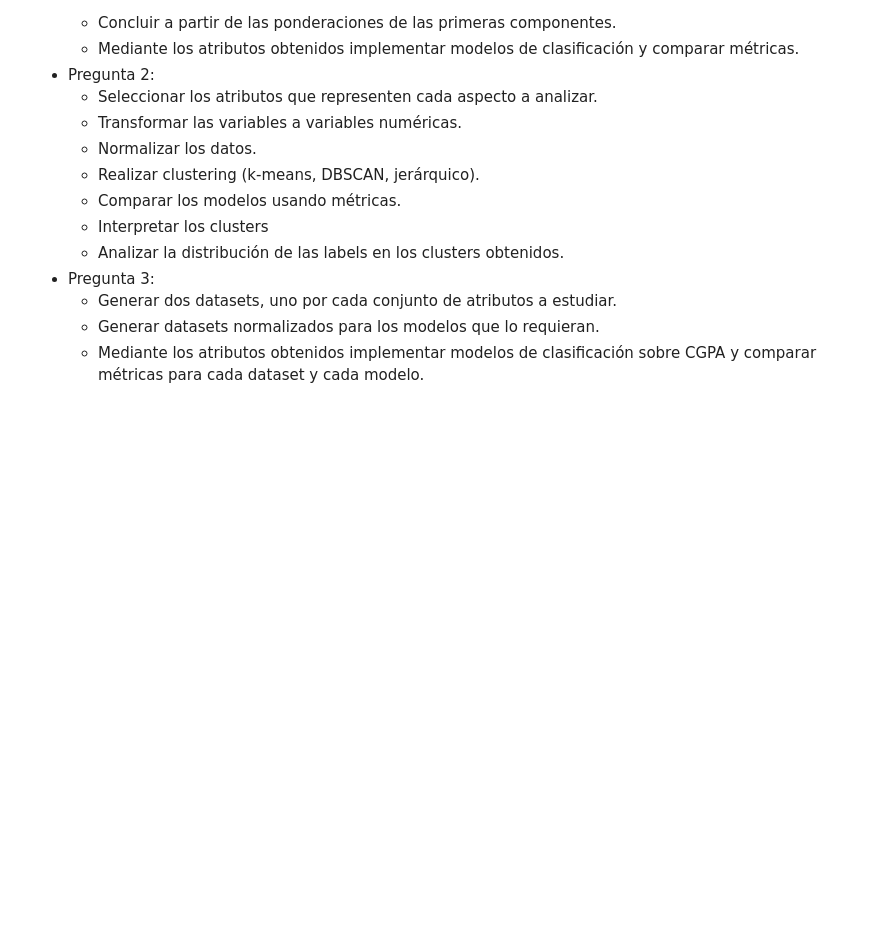
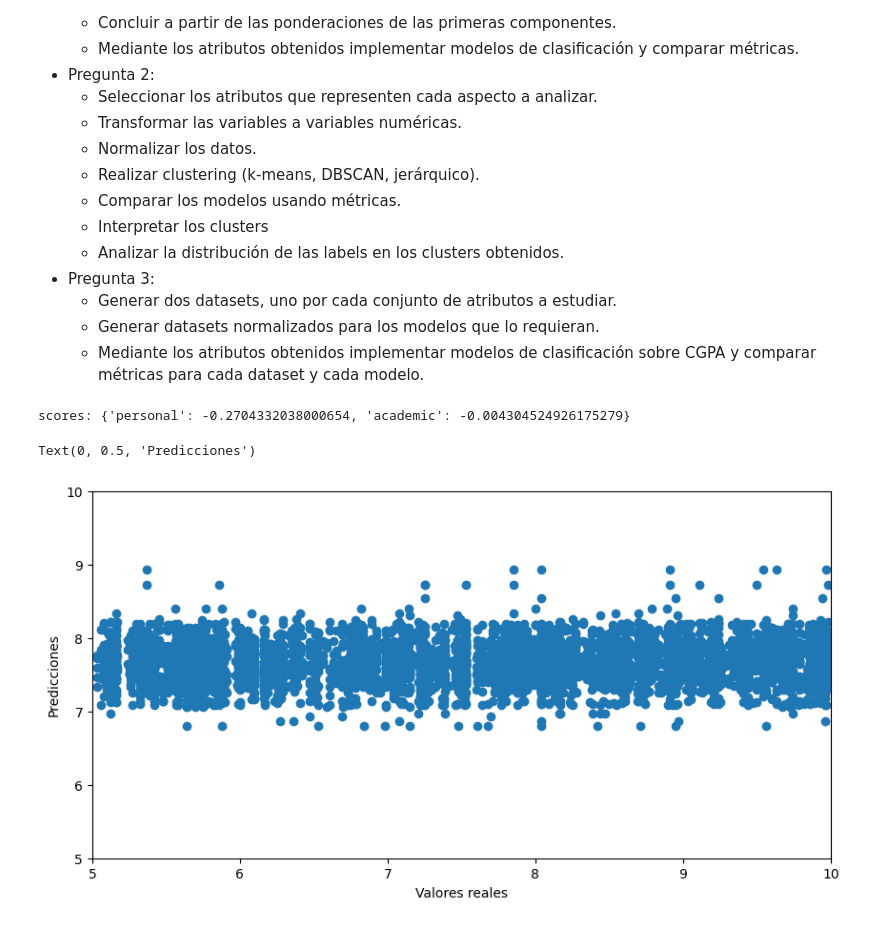
Before and after one commit to nacho2110/proyecto-mineria, a Jupyter notebook: eda.ipynb, the cells around one changed output. Cells and saved outputs as stored; diff of their text form; code cells hidden in the pictures; blank space fills up the shorter version.

```diff
--- a/eda.ipynb
+++ b/eda.ipynb
@@ -511,3 +514,55 @@ Terminado el análisis exploratorio, se pueden realizar preguntas sobre los atri
     - Generar dos datasets, uno por cada conjunto de atributos a estudiar.
     - Generar datasets normalizados para los modelos que lo requieran.
     - Mediante los atributos obtenidos implementar modelos de clasificación sobre CGPA y comparar métricas para cada dataset y cada modelo.
+# %%
+from sklearn.ensemble import RandomForestRegressor
+from sklearn.model_selection import train_test_split
+
+personal_info = pd.get_dummies(data[['Age', 'Gender', 'City', 'Financial Stress', "Sleep Duration", "Dietary Habits"]], columns=['Gender', 'City', 'Financial Stress', "Sleep Duration", "Dietary Habits"])
+academic_info = pd.get_dummies(data[['Academic Pressure', 'Study Satisfaction', 'Work/Study Hours']])
+
+# """ Transformación de datos categóricos a numéricos """
+# personal_info = personal_info.copy()
+# for col in personal_info.columns:
+#     if personal_info[col].dtype == 'object' or personal_info[col].dtype == 'string':
+#         values = personal_info[col].value_counts().index
+#         personal_info[col] = personal_info[col].map({v: i for i, v in enumerate(values)})
+
+# academic_info = academic_info.copy()
+# for col in academic_info.columns:
+#     if academic_info[col].dtype == 'object' or academic_info[col].dtype == 'string':
+#         values = academic_info[col].value_counts().index
+#         academic_info[col] = academic_info[col].map({v: i for i, v in enumerate(values)})
+
+rndf_personal_info = RandomForestRegressor(n_estimators=10)
+rndf_academic_info = RandomForestRegressor(n_estimators=10)
+scores = {}
+
+
+X_personal = personal_info
+y_personal = data['CGPA']
+X_train_personal, X_test_personal, y_train_personal, y_test_personal = train_test_split(X_personal, y_personal, test_size=0.2, random_state=42)
+
+
+rndf_personal_info.fit(X_train_personal, y_train_personal)
+scores['personal'] = rndf_personal_info.score(X_test_personal, y_test_personal)
+
+X_academic = academic_info
+y_academic = data['CGPA']
+X_train_academic, X_test_academic, y_train_academic, y_test_academic = train_test_split(X_academic, y_academic, test_size=0.2, random_state=42)
+rndf_academic_info.fit(X_train_academic, y_train_academic)
+scores['academic'] = rndf_academic_info.score(X_test_academic, y_test_academic)
+print(f"scores: {scores}")
+# %% [output]
+scores: {'personal': -0.2704332038000654, 'academic': -0.004304524926175279}
+# %%
+y_pred = rndf_academic_info.predict(X_test_academic)
+plt.figure(figsize=(10, 5))
+plt.ylim((5, 10))
+plt.xlim((5,10))
+plt.scatter(y_test_academic, y_pred)
+plt.xlabel('Valores reales')
+plt.ylabel('Predicciones')
+# %% [output]
+Text(0, 0.5, 'Predicciones')
+[figure, added]
```
Also changed, not shown: parts of 6 cells of this notebook.
